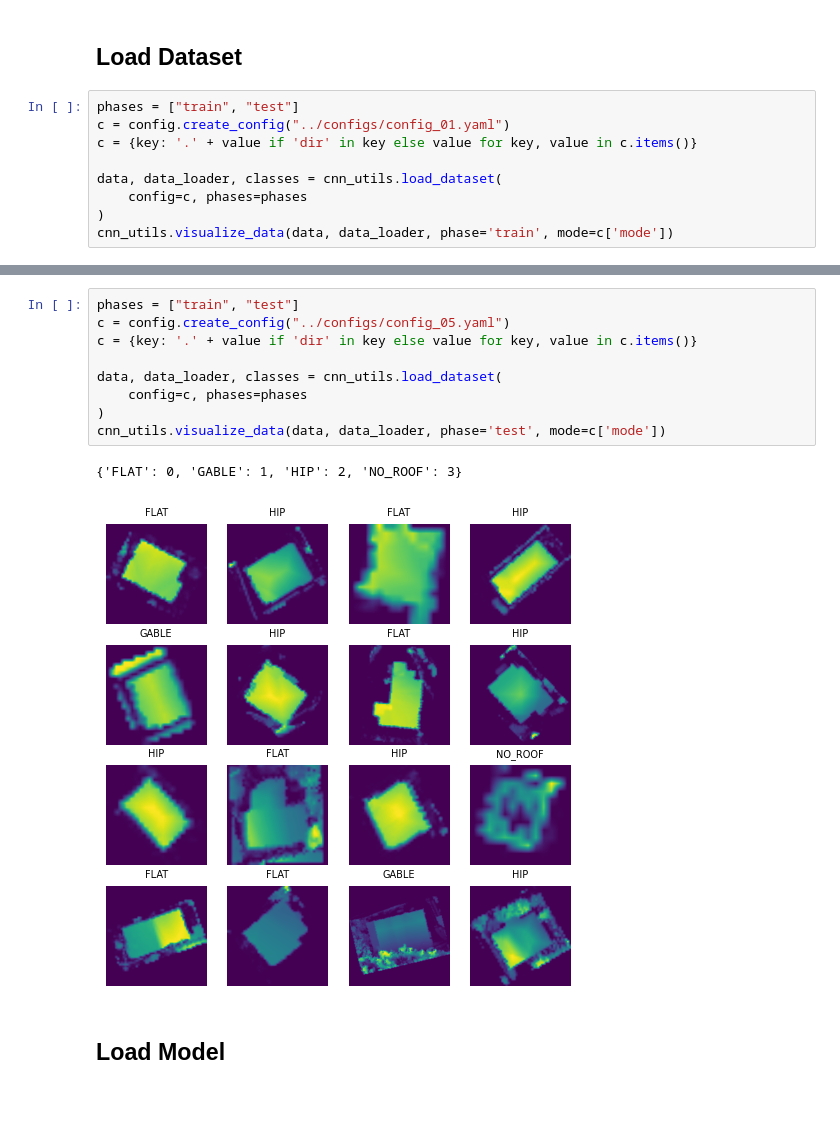
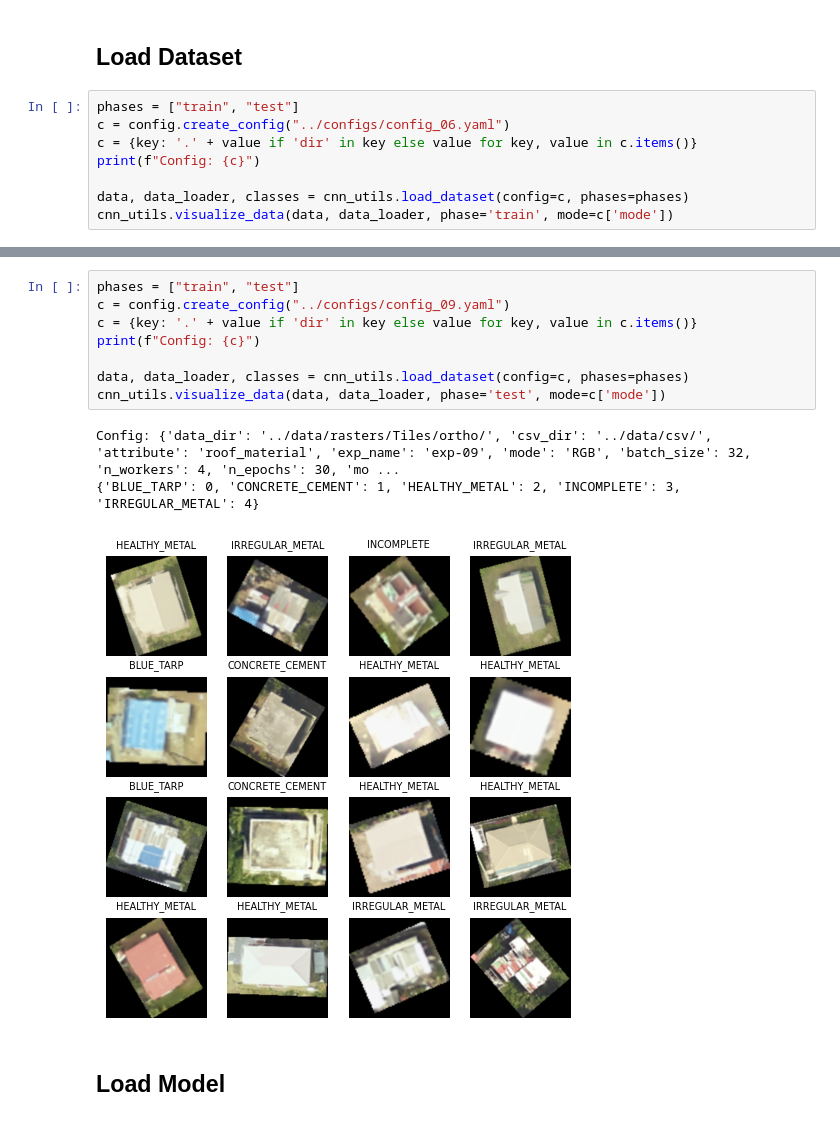
Before and after one commit to GFDRR/caribbean-rooftop-classification, a Jupyter notebook: notebooks/02_model_development.ipynb, the cells around one changed output, grey strips where cells are left out. Saved outputs shown, nothing was run; the diff lists cells and outputs as text.

```diff
--- a/notebooks/02_model_development.ipynb
+++ b/notebooks/02_model_development.ipynb
@@ -22,11 +22,10 @@ pd.set_option('mode.chained_assignment', None)
 ## Load Dataset
 # %%
 phases = ["train", "test"]
-c = config.create_config("../configs/config_01.yaml")
+c = config.create_config("../configs/config_06.yaml")
 c = {key: '.' + value if 'dir' in key else value for key, value in c.items()}
+print(f"Config: {c}")
 
-data, data_loader, classes = cnn_utils.load_dataset(
-    config=c, phases=phases
-)
+data, data_loader, classes = cnn_utils.load_dataset(config=c, phases=phases)
 cnn_utils.visualize_data(data, data_loader, phase='train', mode=c['mode'])
 # %% [output]
@@ -35,15 +35,15 @@ cnn_utils.visualize_data(data, data_loader, phase='train', mode=c['mode'])
 # %%
 phases = ["train", "test"]
-c = config.create_config("../configs/config_05.yaml")
+c = config.create_config("../configs/config_09.yaml")
 c = {key: '.' + value if 'dir' in key else value for key, value in c.items()}
+print(f"Config: {c}")
 
-data, data_loader, classes = cnn_utils.load_dataset(
-    config=c, phases=phases
-)
+data, data_loader, classes = cnn_utils.load_dataset(config=c, phases=phases)
 cnn_utils.visualize_data(data, data_loader, phase='test', mode=c['mode'])
 # %% [output]
-{'FLAT': 0, 'GABLE': 1, 'HIP': 2, 'NO_ROOF': 3}
+Config: {'data_dir': '../data/rasters/Tiles/ortho/', 'csv_dir': '../data/csv/', 'attribute': 'roof_material', 'exp_name': 'exp-09', 'mode': 'RGB', 'batch_size': 32, 'n_workers': 4, 'n_epochs': 30, 'mo ...
+{'BLUE_TARP': 0, 'CONCRETE_CEMENT': 1, 'HEALTHY_METAL': 2, 'INCOMPLETE': 3, 'IRREGULAR_METAL': 4}
-[figure, old version]
+[figure, new version]
 # %% [markdown]
 ## Load Model
 # %%
```
Also changed, not shown: parts of 5 cells of this notebook, 1 other file.
